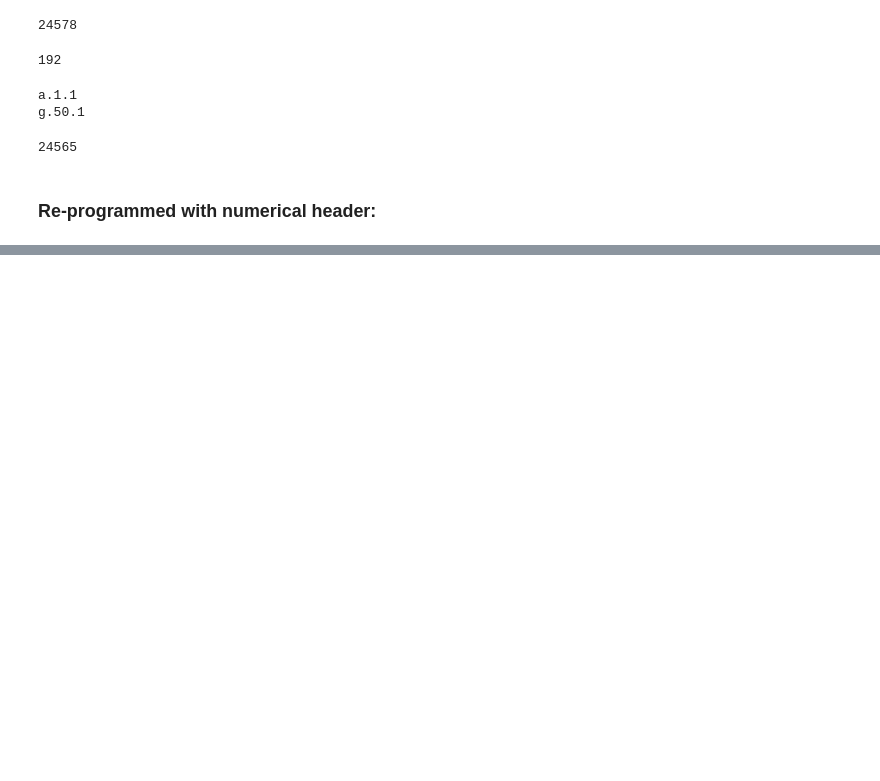
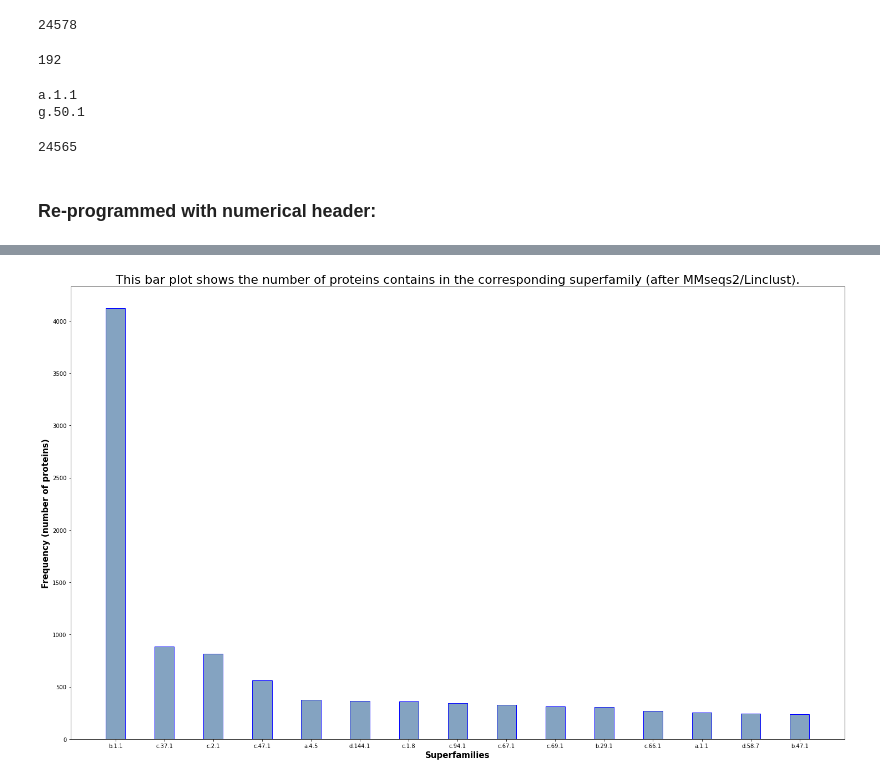
Before and after one commit to mrzResearchArena/esm-embedding-clustering, a Jupyter notebook: MMseqs2-Clustering.ipynb, the cells around one changed output, grey strips where cells are left out. Cells and saved outputs as stored; diff of their text form; code cells hidden in the pictures; blank space fills up the shorter version.

```diff
--- a/MMseqs2-Clustering.ipynb
+++ b/MMseqs2-Clustering.ipynb
@@ -353,0 +461,10 @@ np.save(arr=clusterResults, file='outputMMseqs2')
+# %%
+modifiedOutLookUpTable = {}
+for key, value in outLookUpTable.items():
+    modifiedOutLookUpTable[key] = inLookUpTable[value]
+
+# {'d2qy0a2': 'd2qy0a2',
+#  'd1md8a2': 'd2qy0a2',
+#  'd5ubmb2': 'd2qy0a2',
+#  'd1elva2': 'd2qy0a2',
+#  'd3gova2': 'd2qy0a2',...
@@ -353,0 +501,11 @@ np.save(arr=clusterResults, file='outputMMseqs2')
+# %%
+counter = {}
+for key, value in modifiedOutLookUpTable.items():
+    # print(key, value)
+    # print(type(key))
+    # break
+    if value not in counter:
+        counter[value] = 1
+    else:
+        counter[value] += 1
+    # break
@@ -353,0 +514,2 @@ np.save(arr=clusterResults, file='outputMMseqs2')
+# %%
+counter =sorted(counter.items(), key=lambda x: x[1], reverse=True)
@@ -353,0 +518,19 @@ np.save(arr=clusterResults, file='outputMMseqs2')
+# %%
+superfamilies = []
+members = []
+for v in counter:
+    superfamilies.append(v[0])
+    members.append(v[1])
+#end-for
+# %%
+import matplotlib.pyplot as plt
+
+fig = plt.figure(figsize = (25, 15))
+plt.bar(superfamilies[:15], members[:15], width = 0.4, color=(0.2, 0.4, 0.6, 0.6),  edgecolor='blue')
+plt.xlabel('Superfamilies', fontweight='bold', fontsize=15)
+plt.ylabel('Frequency (number of proteins)', fontweight='bold', fontsize=15)
+plt.title('This bar plot shows the number of proteins contains in the corresponding superfamily (after MMseqs2/Linclust).', fontsize=22)
+plt.savefig(f'images-PNG/output.png')
+plt.savefig(f'images-JPG/output.jpg')
+# %% [output]
+[figure, added]
```
Also changed, not shown: parts of 45 cells of this notebook, 2 other files.
